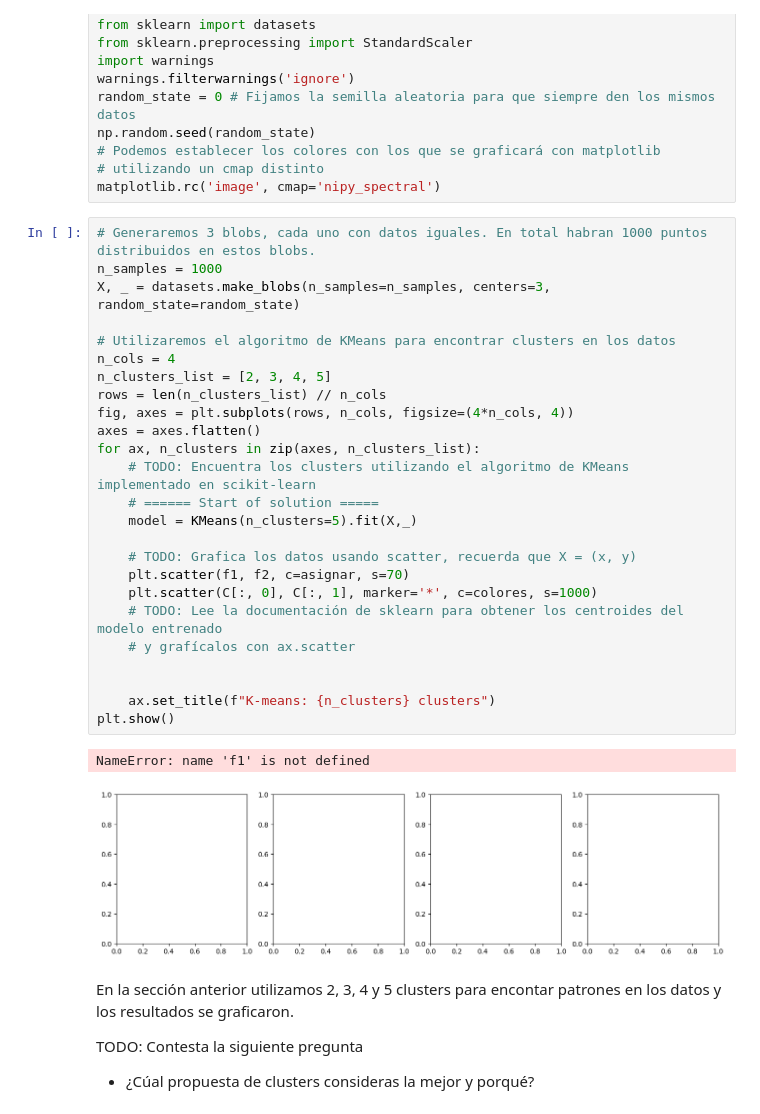
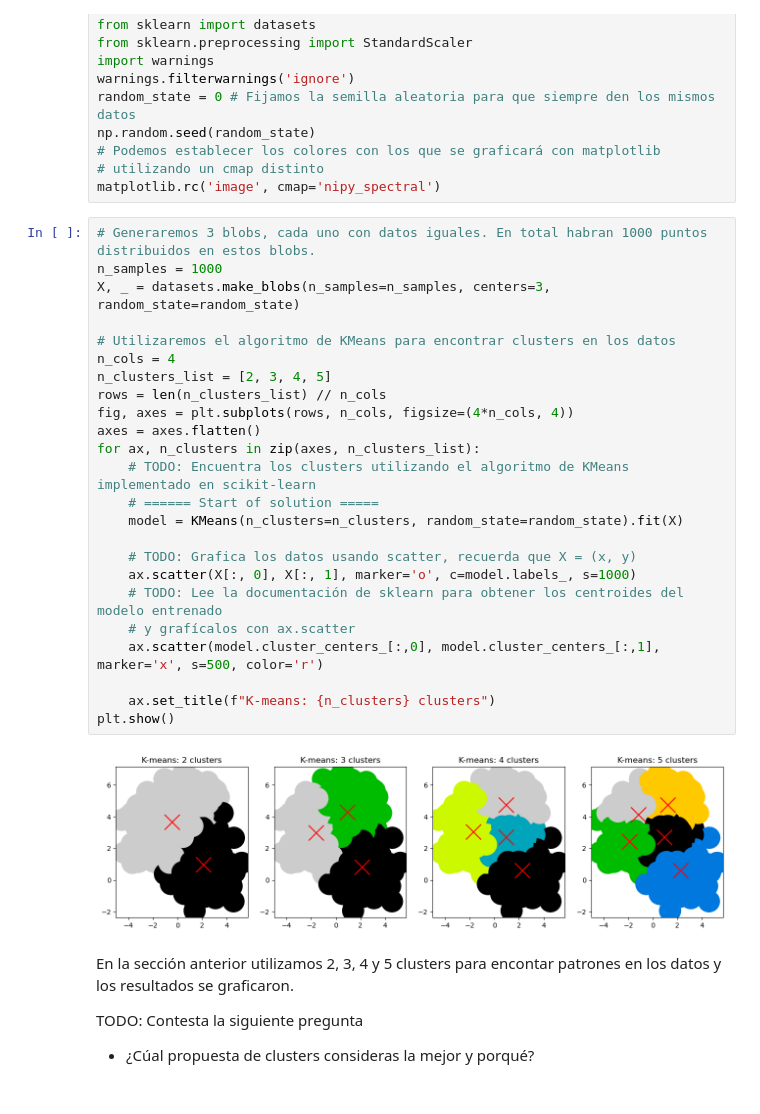
Before and after one commit to marianovba/ML23_LosGoons, a Jupyter notebook: ml23/ejercicio_4_Unsupervised/clustering.ipynb, the cells around one changed output. Cells and saved outputs as stored; diff of their text form.

```diff
--- a/ml23/ejercicio_4_Unsupervised/clustering.ipynb
+++ b/ml23/ejercicio_4_Unsupervised/clustering.ipynb
@@ -22,31 +22,29 @@ matplotlib.rc('image', cmap='nipy_spectral')
 # %%
 # Generaremos 3 blobs, cada uno con datos iguales. En total habran 1000 puntos distribuidos en estos blobs.
 n_samples = 1000
 X, _ = datasets.make_blobs(n_samples=n_samples, centers=3, random_state=random_state)
 
 # Utilizaremos el algoritmo de KMeans para encontrar clusters en los datos
 n_cols = 4
 n_clusters_list = [2, 3, 4, 5]
 rows = len(n_clusters_list) // n_cols
 fig, axes = plt.subplots(rows, n_cols, figsize=(4*n_cols, 4))
 axes = axes.flatten()
 for ax, n_clusters in zip(axes, n_clusters_list):
     # TODO: Encuentra los clusters utilizando el algoritmo de KMeans implementado en scikit-learn
     # ====== Start of solution =====
-    model = KMeans(n_clusters=5).fit(X,_)
+    model = KMeans(n_clusters=n_clusters, random_state=random_state).fit(X)
 
     # TODO: Grafica los datos usando scatter, recuerda que X = (x, y)
-    plt.scatter(f1, f2, c=asignar, s=70)
-    plt.scatter(C[:, 0], C[:, 1], marker='*', c=colores, s=1000)
+    ax.scatter(X[:, 0], X[:, 1], marker='o', c=model.labels_, s=1000)
     # TODO: Lee la documentación de sklearn para obtener los centroides del modelo entrenado
     # y grafícalos con ax.scatter
-
+    ax.scatter(model.cluster_centers_[:,0], model.cluster_centers_[:,1], marker='x', s=500, color='r')
 
     ax.set_title(f"K-means: {n_clusters} clusters")
 plt.show()
 # %% [output]
-NameError: name 'f1' is not defined
-[figure, old version]
+[figure, new version]
 # %% [markdown]
 En la sección anterior utilizamos 2, 3, 4 y 5 clusters para encontar patrones en los datos y los resultados se graficaron.
 
```
